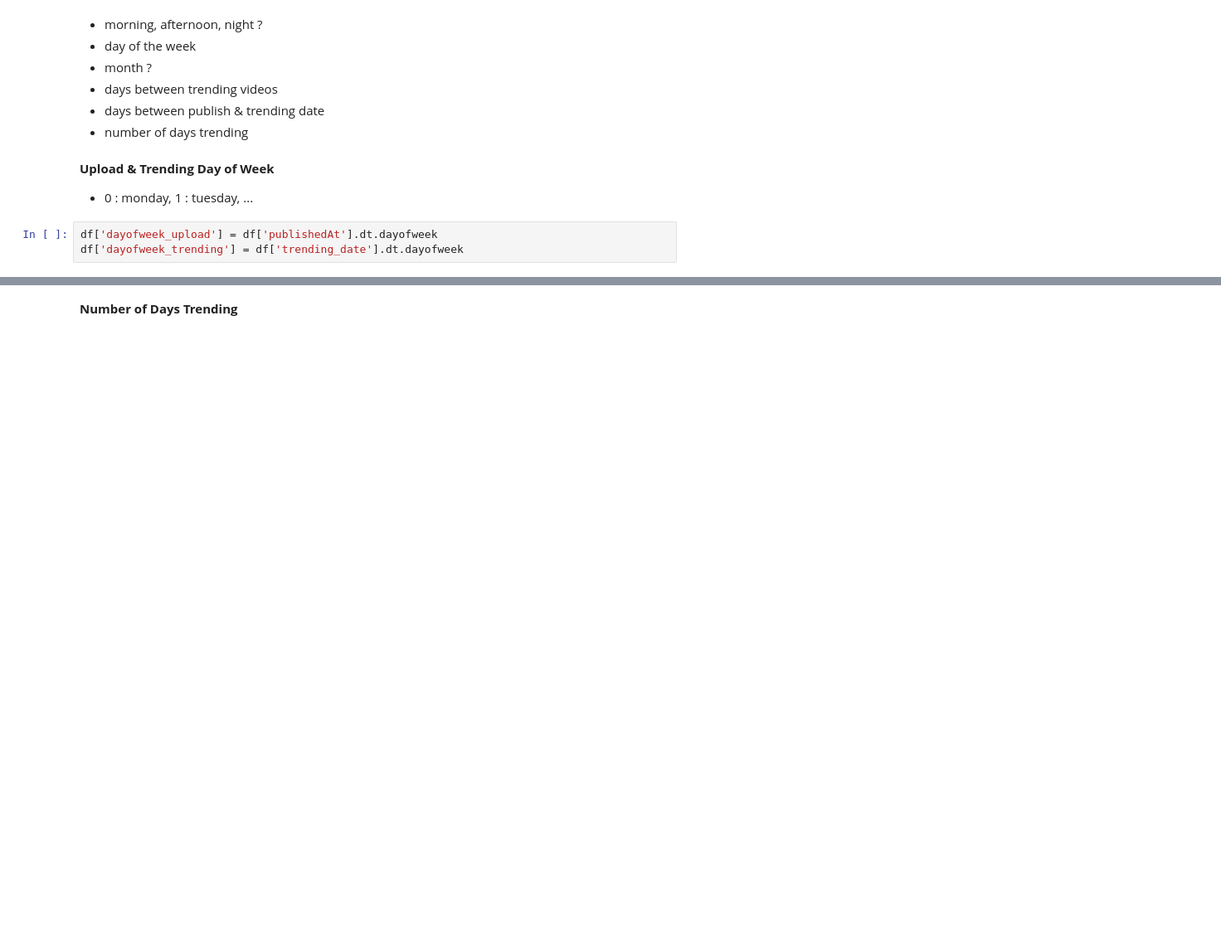
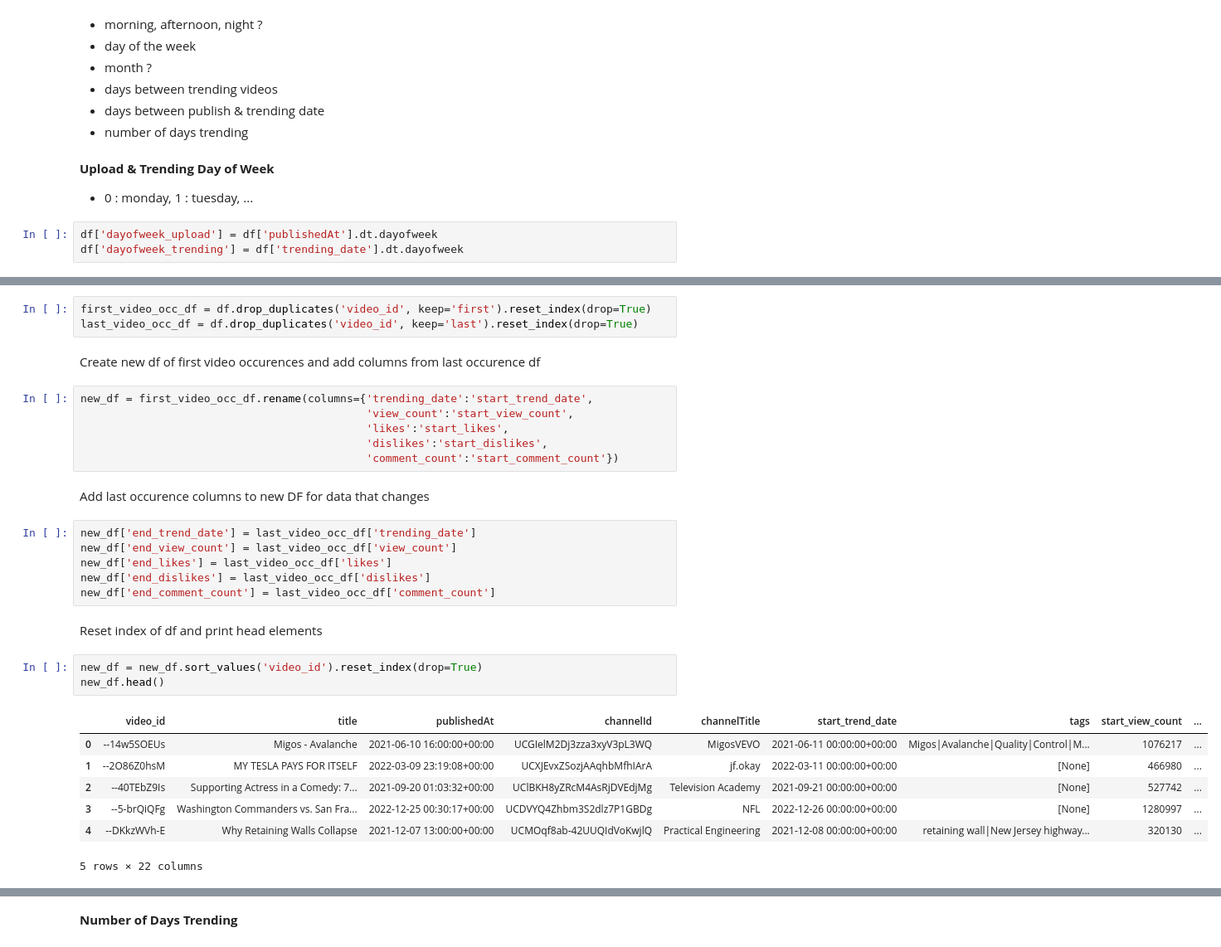
Before and after one commit to rosynekp/CS-3300-Final-Project, a Jupyter notebook: code/final_project.ipynb, the cells around one changed output, grey strips where cells are left out. Shown at 83% size. Saved outputs shown, nothing was run; the diff lists cells and outputs as text; blank space fills up the shorter version.

Commit message:
More data cleaning done

```diff
--- a/code/final_project.ipynb
+++ b/code/final_project.ipynb
@@ -210,0 +213,32 @@ df['dayofweek_trending'] = df['trending_date'].dt.dayofweek
+# %%
+first_video_occ_df = df.drop_duplicates('video_id', keep='first').reset_index(drop=True)
+last_video_occ_df = df.drop_duplicates('video_id', keep='last').reset_index(drop=True)
+# %% [markdown]
+Create new df of first video occurences and add columns from last occurence df
+# %%
+new_df = first_video_occ_df.rename(columns={'trending_date':'start_trend_date',
+                                            'view_count':'start_view_count',
+                                            'likes':'start_likes',
+                                            'dislikes':'start_dislikes',
+                                            'comment_count':'start_comment_count'})
+# %% [markdown]
+Add last occurence columns to new DF for data that changes
+# %%
+new_df['end_trend_date'] = last_video_occ_df['trending_date']
+new_df['end_view_count'] = last_video_occ_df['view_count']
+new_df['end_likes'] = last_video_occ_df['likes']
+new_df['end_dislikes'] = last_video_occ_df['dislikes']
+new_df['end_comment_count'] = last_video_occ_df['comment_count']
+# %% [markdown]
+Reset index of df and print head elements
+# %%
+new_df = new_df.sort_values('video_id').reset_index(drop=True)
+new_df.head()
+# %% [output]
+|  | video_id | title | publishedAt | channelId | channelTitle | start_trend_date | tags | start_view_count | ... |
+| 0 | --14w5SOEUs | Migos - Avalanche | 2021-06-10 16:00:00+00:00 | UCGIelM2Dj3zza3xyV3pL3WQ | MigosVEVO | 2021-06-11 00:00:00+00:00 | Migos|Avalanche|Quality|Control|M... | 1076217 | ... |
+| 1 | --2O86Z0hsM | MY TESLA PAYS FOR ITSELF | 2022-03-09 23:19:08+00:00 | UCXJEvxZSozjAAqhbMfhIArA | jf.okay | 2022-03-11 00:00:00+00:00 | [None] | 466980 | ... |
+| 2 | --40TEbZ9Is | Supporting Actress in a Comedy: 7... | 2021-09-20 01:03:32+00:00 | UClBKH8yZRcM4AsRjDVEdjMg | Television Academy | 2021-09-21 00:00:00+00:00 | [None] | 527742 | ... |
+| 3 | --5-brQiQFg | Washington Commanders vs. San Fra... | 2022-12-25 00:30:17+00:00 | UCDVYQ4Zhbm3S2dlz7P1GBDg | NFL | 2022-12-26 00:00:00+00:00 | [None] | 1280997 | ... |
+| 4 | --DKkzWVh-E | Why Retaining Walls Collapse | 2021-12-07 13:00:00+00:00 | UCMOqf8ab-42UUQIdVoKwjlQ | Practical Engineering | 2021-12-08 00:00:00+00:00 | retaining wall|New Jersey highway... | 320130 | ... |
+5 rows × 22 columns
```
Also changed, not shown: parts of 5 cells of this notebook.
